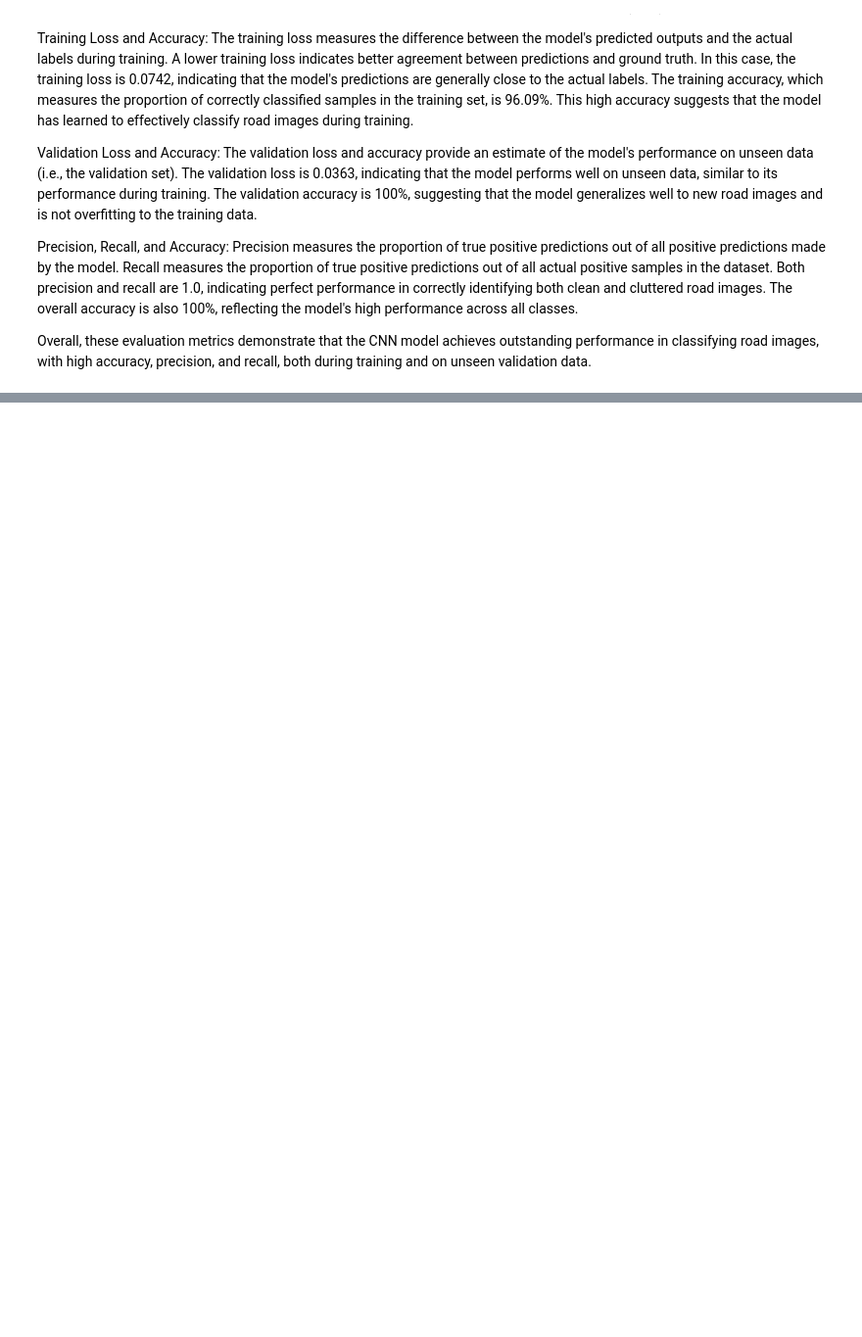
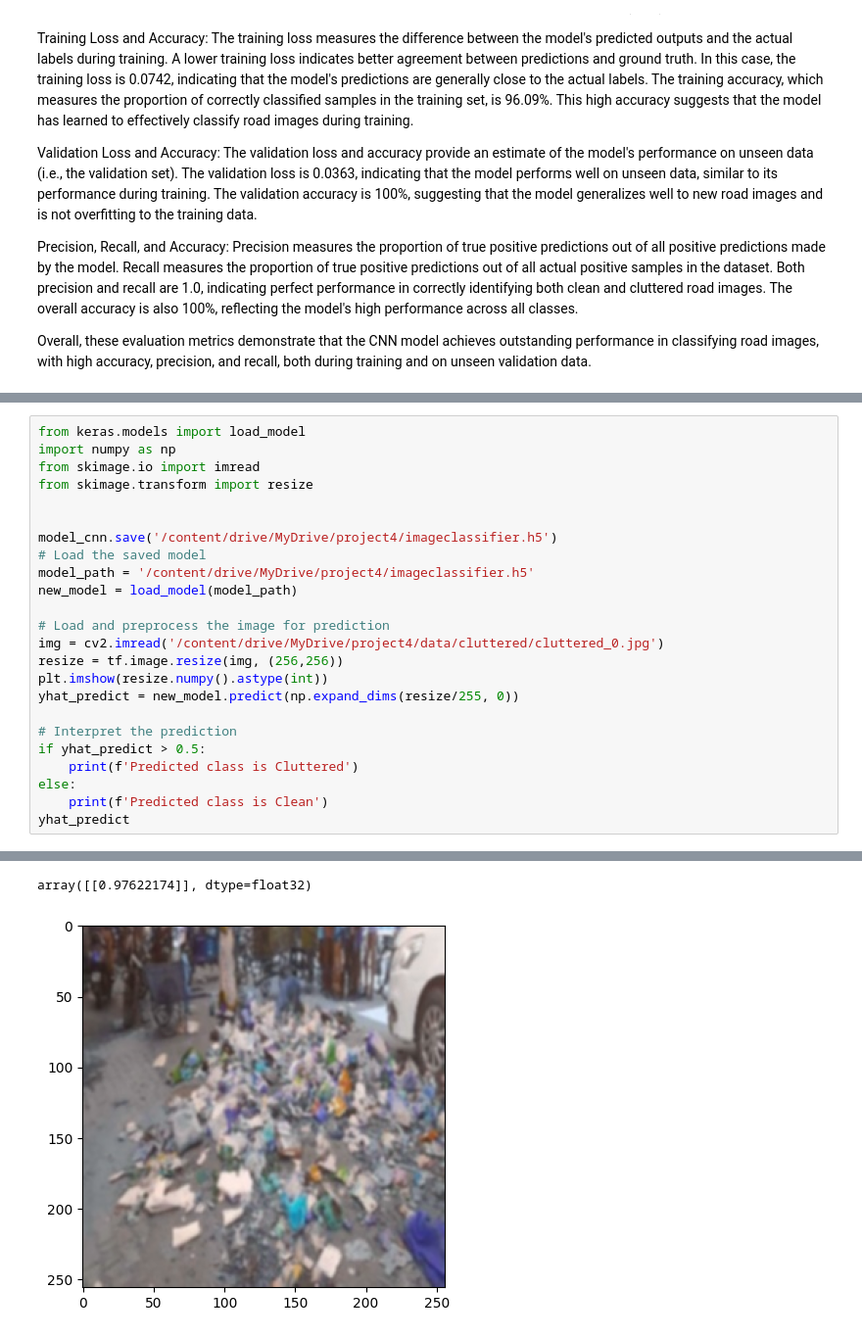
Before and after one commit to ASHLINGEORGE/Project4, a Jupyter notebook: Model.ipynb, the cells around one changed output, grey strips where cells are left out. Shown at 98% size. Cells and saved outputs as stored; diff of their text form; blank space fills up the shorter version.

Commit message:
change in model and added h5 file

```diff
--- a/Model.ipynb
+++ b/Model.ipynb
@@ -447,0 +451,25 @@ plt.show()
+# %%
+from keras.models import load_model
+import numpy as np
+from skimage.io import imread
+from skimage.transform import resize
+
+
+model_cnn.save('/content/drive/MyDrive/project4/imageclassifier.h5')
+# Load the saved model
+model_path = '/content/drive/MyDrive/project4/imageclassifier.h5'
+new_model = load_model(model_path)
+
+# Load and preprocess the image for prediction
+img = cv2.imread('/content/drive/MyDrive/project4/data/cluttered/cluttered_0.jpg')
+resize = tf.image.resize(img, (256,256))
+plt.imshow(resize.numpy().astype(int))
+yhat_predict = new_model.predict(np.expand_dims(resize/255, 0))
+
+# Interpret the prediction
+if yhat_predict > 0.5:
+    print(f'Predicted class is Cluttered')
+else:
+    print(f'Predicted class is Clean')
+yhat_predict
+# %% [output]
@@ -448,3 +478,5 @@ plt.show()
+array([[0.97622174]], dtype=float32)
+[figure, added]
 # %% [markdown]
 ## Optimized CNN Model:
 
```
Also changed, not shown: parts of 12 cells of this notebook, 3 other files.
